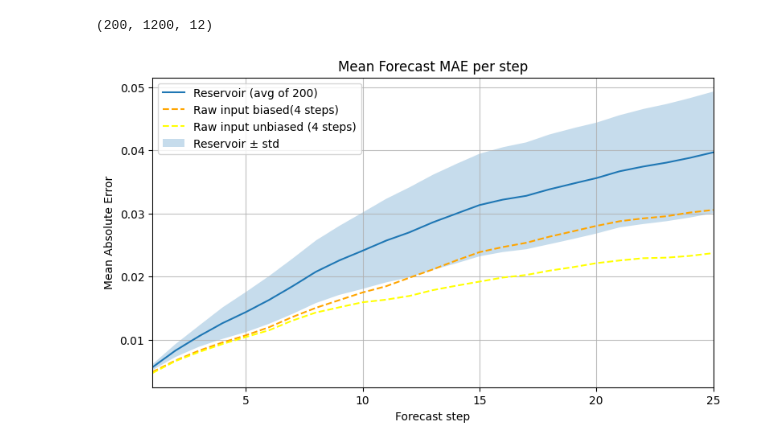
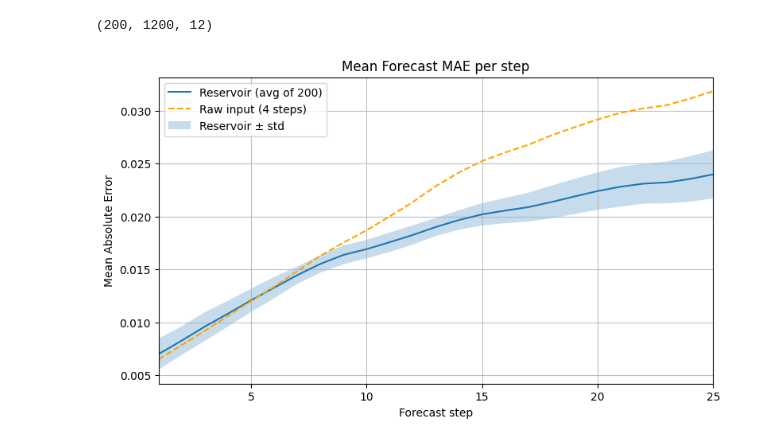
Before and after one commit to mariomeendezz/Multivariate-Forecasting-with-Quantum-Reservoirs, a Jupyter notebook: main.ipynb, the cells around one changed output. Drawn from its saved outputs; the diff is of its cells as text; code cells hidden in the pictures.

Commit message:
Change from pinv to ridge regression

```diff
--- a/main.ipynb
+++ b/main.ipynb
@@ -122,8 +121,7 @@ Number of days in the dataset: 1259
 
 # Data and parameters
 n_seeds = 200
-data = df["close"]
-data = np.asarray(data, dtype=np.float64).reshape(-1)
+data = np.asarray(df["close"], dtype=np.float64).reshape(-1)
 window_size = 4
 horizon_size = 25
 
@@ -131,11 +129,7 @@ couplings = 0.5
 n_qubits = 6
 n_vnodes = 2
 dt = 0.3
-
-# Not sure which one the paper uses
 virtual_dt = dt / n_vnodes
-virtual_dt = dt
-
 
 # Quantum objects n = 1
 ket0 = qt.basis(2, 0)
@@ -402,9 +372,16 @@ for t in range(1100, 1200):
     X_train_base
   ])
 
-  # Pseudoinverse
-  X_pinv_base = np.linalg.pinv(X_train_base_bias) # (5, n_samples)
-  W_base = X_pinv_base @ y_train_base # (5, 25)
+  # # Pseudoinverse
+  # X_pinv_base = np.linalg.pinv(X_train_base_bias) # (5, n_samples)
+  # W_base = X_pinv_base @ y_train_base # (5, 25)
+
+  # Ridge
+  W_base = ridge_solve(
+      X_train_base_bias,
+      y_train_base,
+      ridge_val
+  )
 
   # Get the predictions
   X_test_base = data[t - window_size + 1:t + 1].reshape(1, -1) # (1, 4)
@@ -480,7 +417,7 @@ mae_values = np.array([
         for result_t in results_t.values()
     ]
     for results_t in results_seed
-]) # (50, 100, 25)
+]) # (n_seeds, 100, 25)
 
 mae_values_base = np.array([
     results["mae"]
@@ -489,58 +426,49 @@ mae_values_base = np.array([
 
 mae_values_base_unbiased = np.array([
     results["mae"]
-    for results in results_baseline_unbiased.values()
+    for results in results_baseline.values()
 ]) # (100, 25)
 
 # Average and std through the timestep
-mean_mae_per_step_base = mae_values_base.mean(axis=0)
-mean_mae_per_step_base_unbiased = mae_values_base_unbiased.mean(axis=0)
+mean_mae_per_step_base = mae_values_base.mean(axis=0) # (25,)
+mean_mae_per_step_base_unbiased = mae_values_base_unbiased.mean(axis=0) # (25,)
 
-mae_per_seed = mae_values.mean(axis=1)
+mae_per_seed = mae_values.mean(axis=1) # (n_seeds, 25)
 
-mean_mae_per_step = mae_per_seed.mean(axis=0)
-std_mae_per_step = mae_per_seed.std(axis=0, ddof=1)
+mean_mae_per_step = mae_per_seed.mean(axis=0) # (25,)
+std_mae_per_step = mae_per_seed.std(axis=0, ddof=1) # (25,)
 
 lower_bound = mean_mae_per_step - std_mae_per_step
 upper_bound = mean_mae_per_step + std_mae_per_step
 
 # Plot results
 forecast_steps = np.arange(1, horizon_size + 1)
 plt.figure(figsize=((9, 5)))
 plt.plot(
     forecast_steps,
     mean_mae_per_step,
     label=f"Reservoir (avg of {n_seeds})"
 )
 plt.plot(
     forecast_steps,
     mean_mae_per_step_base,
     linestyle="--",
     color="orange",
-    label=f"Raw input biased({window_size} steps)"
+    label=f"Raw input ({window_size} steps)"
 )
-
-plt.plot(
-    forecast_steps,
-    mean_mae_per_step_base_unbiased,
-    linestyle="--",
-    color="yellow",
-    label=f"Raw input unbiased ({window_size} steps)"
-)
-
 plt.fill_between(
     forecast_steps,
     lower_bound,
     upper_bound,
     alpha=0.25,
     label="Reservoir ± std"
 )
 plt.title("Mean Forecast MAE per step")
 plt.xlabel("Forecast step")
 plt.ylabel("Mean Absolute Error")
 plt.xlim(1, 25)
 plt.grid(alpha=0.8)
 plt.legend()
 plt.show()
 # %% [output]
-[figure, old version]
+[figure, new version]
```
Also changed, not shown: parts of 9 cells of this notebook.
